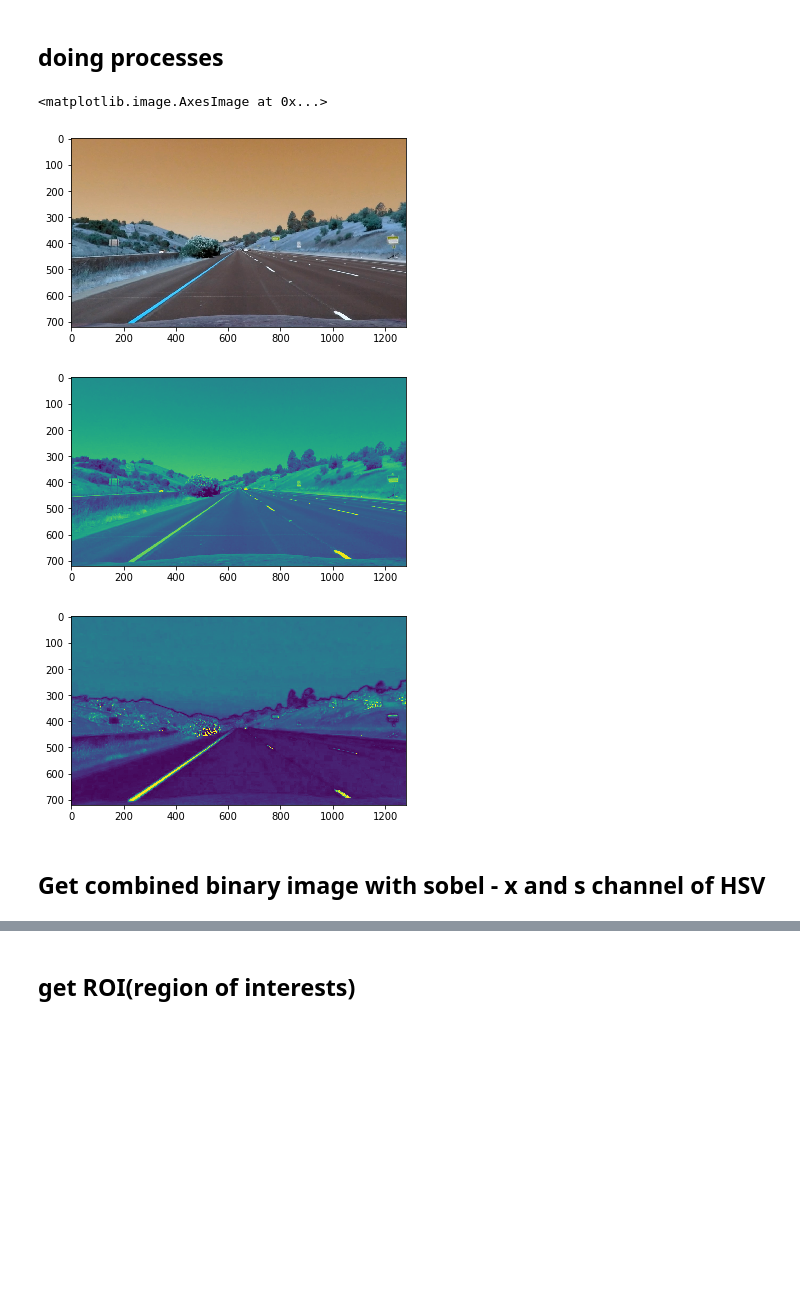
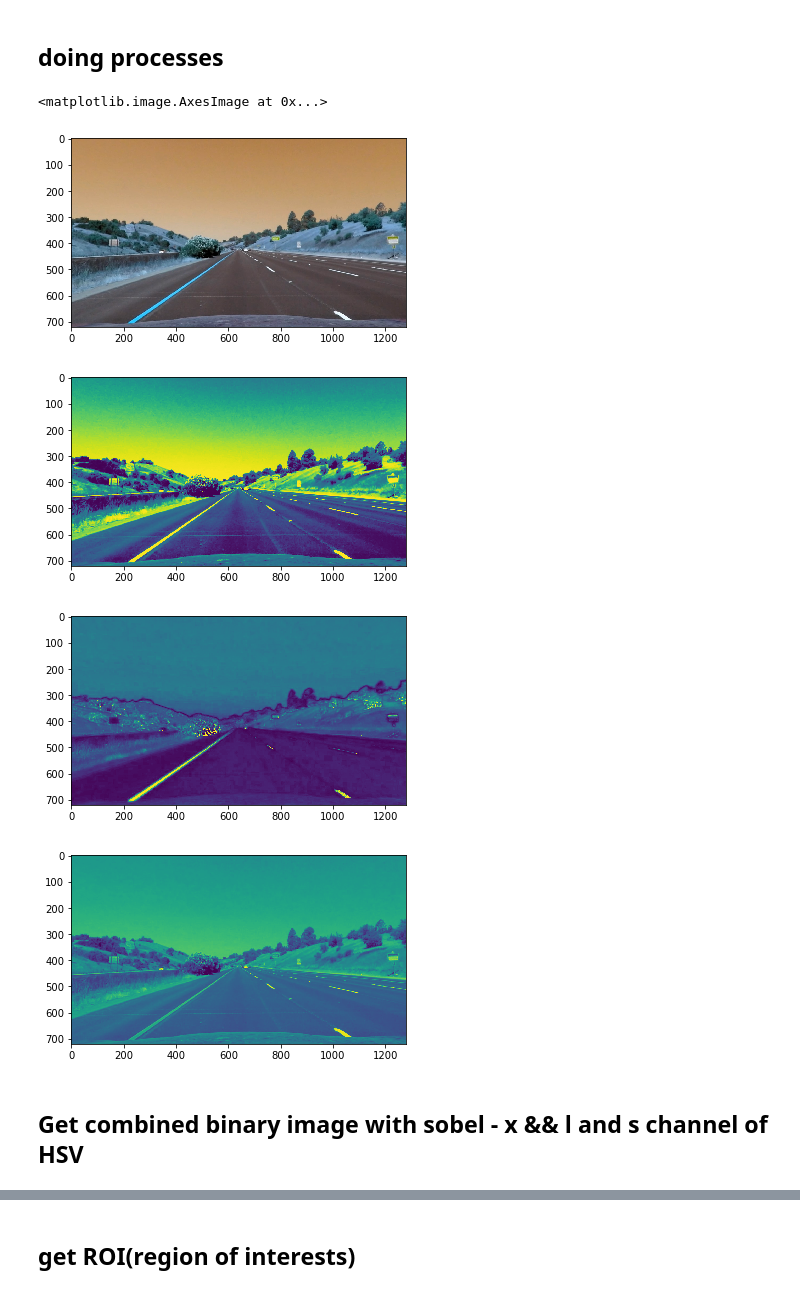
Before and after one commit to dhkim0225/CarND-Advanced_Lane_Line_Detection, a Jupyter notebook: Advanced_line_detection.ipynb, the cells around one changed output, grey strips where cells are left out. Saved outputs shown, nothing was run; the diff lists cells and outputs as text; code cells hidden in the pictures; blank space fills up the shorter version.

```diff
--- a/Advanced_line_detection.ipynb
+++ b/Advanced_line_detection.ipynb
@@ -91,48 +94,90 @@ img5 = cv2.imread('./test_images/test3.jpg')
 img6 = cv2.imread('./test_images/test4.jpg')
 img7 = cv2.imread('./test_images/test5.jpg')
 img8 = cv2.imread('./test_images/test6.jpg')
+
+# Gaussian Filter
+#img1 = cv2.GaussianBlur(img1,(3,3),0)
+#img2 = cv2.GaussianBlur(img2,(3,3),0)
+#img3 = cv2.GaussianBlur(img3,(3,3),0)
+#img4 = cv2.GaussianBlur(img4,(3,3),0)
+#img5 = cv2.GaussianBlur(img5,(3,3),0)
+#img6 = cv2.GaussianBlur(img6,(3,3),0)
+#img7 = cv2.GaussianBlur(img7,(3,3),0)
+#img8 = cv2.GaussianBlur(img8,(3,3),0)
 
 # Undistortion
 img1 = cal_undistort(img1, objpoints, imgpoints)
 img2 = cal_undistort(img2, objpoints, imgpoints)
 img3 = cal_undistort(img3, objpoints, imgpoints)
 img4 = cal_undistort(img4, objpoints, imgpoints)
 img5 = cal_undistort(img5, objpoints, imgpoints)
 img6 = cal_undistort(img6, objpoints, imgpoints)
 img7 = cal_undistort(img7, objpoints, imgpoints)
 img8 = cal_undistort(img8, objpoints, imgpoints)
 
+# get blue one
+img1_b = img1[:,:,2]
+img2_b = img2[:,:,2]
+img3_b = img3[:,:,2]
+img4_b = img4[:,:,2]
+img5_b = img5[:,:,2]
+img6_b = img6[:,:,2]
+img7_b = img7[:,:,2]
+img8_b = img8[:,:,2]
+
 # Grayscaling
 img1_gray = cv2.cvtColor(img1,cv2.COLOR_BGR2GRAY)
 img2_gray = cv2.cvtColor(img2,cv2.COLOR_BGR2GRAY)
 img3_gray = cv2.cvtColor(img3,cv2.COLOR_BGR2GRAY)
 img4_gray = cv2.cvtColor(img4,cv2.COLOR_BGR2GRAY)
 img5_gray = cv2.cvtColor(img5,cv2.COLOR_BGR2GRAY)
 img6_gray = cv2.cvtColor(img6,cv2.COLOR_BGR2GRAY)
 img7_gray = cv2.cvtColor(img7,cv2.COLOR_BGR2GRAY)
 img8_gray = cv2.cvtColor(img8,cv2.COLOR_BGR2GRAY)
 
+# Histogram Equalization
+img1_gray = cv2.equalizeHist(img1_gray)
+img2_gray = cv2.equalizeHist(img2_gray)
+img3_gray = cv2.equalizeHist(img3_gray)
+img4_gray = cv2.equalizeHist(img4_gray)
+img5_gray = cv2.equalizeHist(img5_gray)
+img6_gray = cv2.equalizeHist(img6_gray)
+img7_gray = cv2.equalizeHist(img7_gray)
+img8_gray = cv2.equalizeHist(img8_gray)
+
 # HLS
-img1_s =  cv2.cvtColor(img1, cv2.COLOR_RGB2HLS)[:,:,2]
-img2_s =  cv2.cvtColor(img2, cv2.COLOR_RGB2HLS)[:,:,2]
-img3_s =  cv2.cvtColor(img3, cv2.COLOR_RGB2HLS)[:,:,2]
-img4_s =  cv2.cvtColor(img4, cv2.COLOR_RGB2HLS)[:,:,2]
-img5_s =  cv2.cvtColor(img5, cv2.COLOR_RGB2HLS)[:,:,2]
-img6_s =  cv2.cvtColor(img6, cv2.COLOR_RGB2HLS)[:,:,2]
-img7_s =  cv2.cvtColor(img7, cv2.COLOR_RGB2HLS)[:,:,2]
-img8_s =  cv2.cvtColor(img8, cv2.COLOR_RGB2HLS)[:,:,2]
+img1_s = cv2.cvtColor(img1, cv2.COLOR_RGB2HLS)[:,:,2]
+img2_s = cv2.cvtColor(img2, cv2.COLOR_RGB2HLS)[:,:,2]
+img3_s = cv2.cvtColor(img3, cv2.COLOR_RGB2HLS)[:,:,2]
+img4_s = cv2.cvtColor(img4, cv2.COLOR_RGB2HLS)[:,:,2]
+img5_s = cv2.cvtColor(img5, cv2.COLOR_RGB2HLS)[:,:,2]
+img6_s = cv2.cvtColor(img6, cv2.COLOR_RGB2HLS)[:,:,2]
+img7_s = cv2.cvtColor(img7, cv2.COLOR_RGB2HLS)[:,:,2]
+img8_s = cv2.cvtColor(img8, cv2.COLOR_RGB2HLS)[:,:,2]
+
+img1_l = cv2.cvtColor(img1, cv2.COLOR_RGB2HLS)[:,:,1]
+img2_l = cv2.cvtColor(img2, cv2.COLOR_RGB2HLS)[:,:,1]
+img3_l = cv2.cvtColor(img3, cv2.COLOR_RGB2HLS)[:,:,1]
+img4_l = cv2.cvtColor(img4, cv2.COLOR_RGB2HLS)[:,:,1]
+img5_l = cv2.cvtColor(img5, cv2.COLOR_RGB2HLS)[:,:,1]
+img6_l = cv2.cvtColor(img6, cv2.COLOR_RGB2HLS)[:,:,1]
+img7_l = cv2.cvtColor(img7, cv2.COLOR_RGB2HLS)[:,:,1]
+img8_l = cv2.cvtColor(img8, cv2.COLOR_RGB2HLS)[:,:,1]
 
 plt.figure()
 plt.imshow(img1)
 plt.figure()
 plt.imshow(img1_gray)
 plt.figure()
 plt.imshow(img1_s)
+plt.figure()
+plt.imshow(img1_l)
 # %% [output]
 <matplotlib.image.AxesImage at 0x...>
 [figure]
-[figure, old version]
+[figure, new version]
 [figure]
+[figure, added]
 # %% [markdown]
-## Get combined binary image with sobel - x and s channel of HSV
+## Get combined binary image with sobel - x && l and s channel of HSV
 # %%
```
Also changed, not shown: parts of 13 cells of this notebook, 17 other files.
